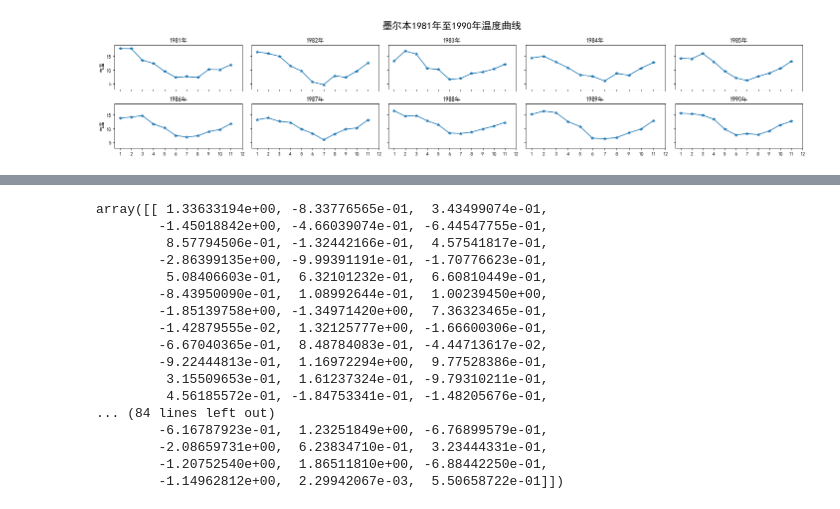
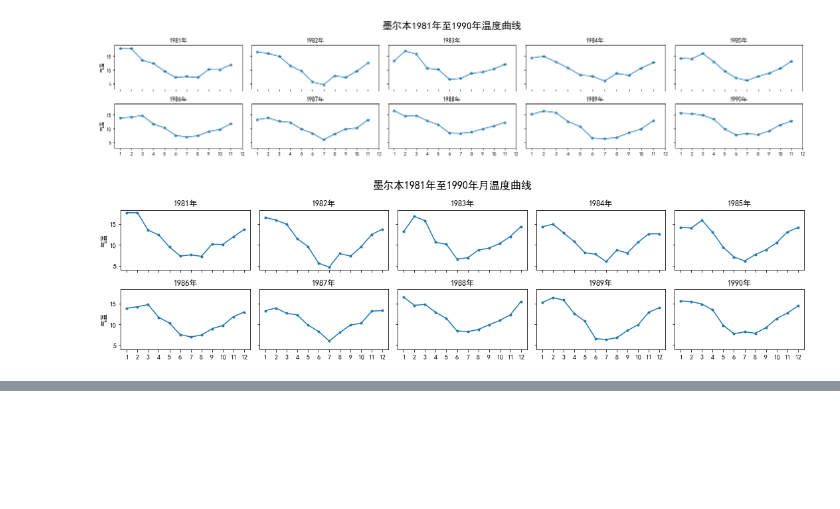
Before and after one commit to tiandao043/tiandao043.github.io, a Jupyter notebook: matplotlib/task03.ipynb, the cells around one changed output, grey strips where cells are left out. Cells and saved outputs as stored; diff of their text form; code cells hidden in the pictures; blank space fills up the shorter version.

```diff
--- a/matplotlib/task03.ipynb
+++ b/matplotlib/task03.ipynb
@@ -310,42 +310,32 @@ for i in range(2):
 fig.tight_layout()
 # %% [output]
 [figure]
+# %%
+ex1 = pd.read_csv('data/layout_ex1.csv')
+ex1['Time'] = ex1['Time'].astype('datetime64')
+ex1['Year'] = ex1['Time'].dt.year
+ex1['Month'] = ex1['Time'].dt.month
+
+fig, axs = plt.subplots(2, 5, figsize=(15, 4),
+                         sharex=True, sharey=True)
+fig.suptitle('墨尔本1981年至1990年月温度曲线', size=16)
+axs = axs.ravel()
+markersize=12
+for i,ax in enumerate(axs):
+    year = i+1981
+    data = ex1.query('Year==@year')
+    ax.plot('Month', 'Temperature', data=data,
+            marker='o', markersize=3, linestyle='solid')
+    ax.set_title(str(year)+'年')
+    ax.set_xticks(range(1, 13))
+    if i%5 == 0: ax.set_ylabel('气温')
+fig.tight_layout()
+# fig.savefig('temperature.png') 保存为图片
+# %% [output]
+[figure, added]
 # %% [markdown]
 ### 2. 画出数据的散点图和边际分布
 
 - 用 `np.random.randn(2, 150)` 生成一组二维数据，使用两种非均匀子图的分割方法，做出该数据对应的散点图和边际分布图
 
 <img src="https://s1.ax1x.com/2020/11/01/B0pEnS.png" width="400" height="400" align="bottom" />
-# %%
-ex = np.random.randn(2, 150)
-
-fig, axs = plt.subplots(2, 2, figsize=(10, 4), sharex=True, sharey=True)
-fig.suptitle('样例1', size=20)
-for i in range(2):
-    for j in range(5):
-        axs[i][j].scatter(np.random.randn(10), np.random.randn(10))
-        axs[i][j].set_title('第%d行，第%d列'%(i+1,j+1))
-        axs[i][j].set_xlim(-5,5)
-        axs[i][j].set_ylim(-5,5)
-        if i==1: axs[i][j].set_xlabel('横坐标')
-        if j==0: axs[i][j].set_ylabel('纵坐标')
-# fig.tight_layout(pad=3, w_pad=2, h_pad=2)
-fig.tight_layout()
-# %% [output]
-array([[ 1.33633194e+00, -8.33776565e-01,  3.43499074e-01,
-        -1.45018842e+00, -4.66039074e-01, -6.44547755e-01,
-         8.57794506e-01, -1.32442166e-01,  4.57541817e-01,
-        -2.86399135e+00, -9.99391191e-01, -1.70776623e-01,
-         5.08406603e-01,  6.32101232e-01,  6.60810449e-01,
-        -8.43950090e-01,  1.08992644e-01,  1.00239450e+00,
-        -1.85139758e+00, -1.34971420e+00,  7.36323465e-01,
-        -1.42879555e-02,  1.32125777e+00, -1.66600306e-01,
-        -6.67040365e-01,  8.48784083e-01, -4.44713617e-02,
-        -9.22444813e-01,  1.16972294e+00,  9.77528386e-01,
-         3.15509653e-01,  1.61237324e-01, -9.79310211e-01,
-         4.56185572e-01, -1.84753341e-01, -1.48205676e-01,
-... (84 lines left out)
-        -6.16787923e-01,  1.23251849e+00, -6.76899579e-01,
-        -2.08659731e+00,  6.23834710e-01,  3.23444331e-01,
-        -1.20752540e+00,  1.86511810e+00, -6.88442250e-01,
-        -1.14962812e+00,  2.29942067e-03,  5.50658722e-01]])
```
Also changed, not shown: parts of 1 cell of this notebook.
